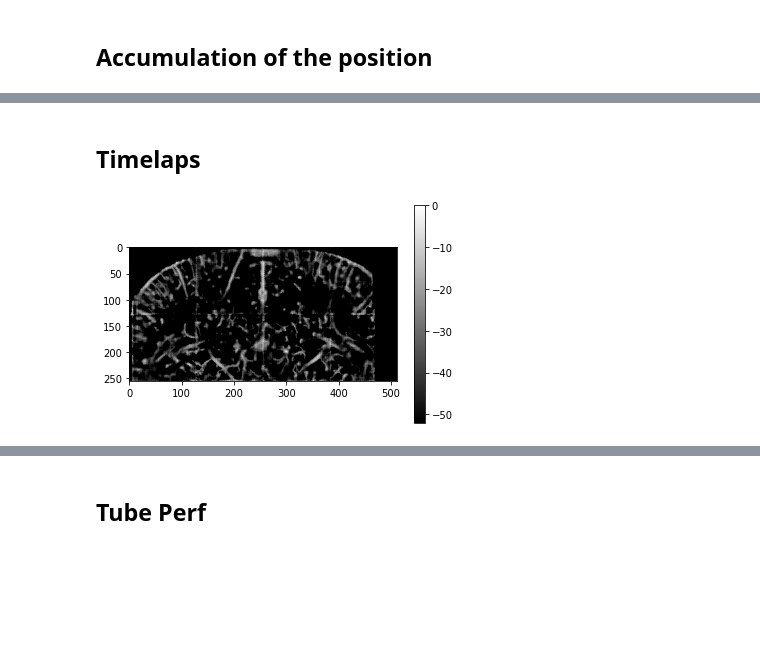
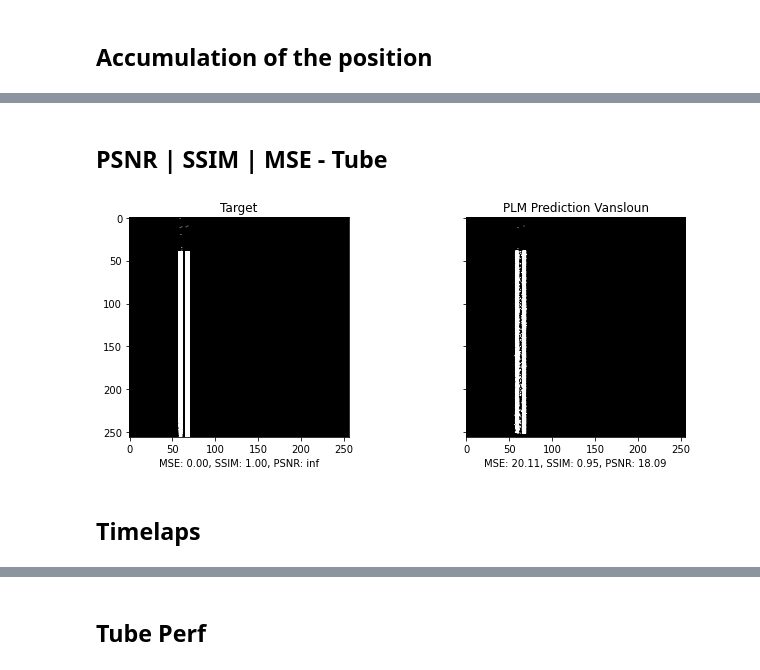
Before and after one commit to Blaser37/Deep_ULM_internship, a Jupyter notebook: testing_model.ipynb, the cells around one changed output, grey strips where cells are left out. Cells and saved outputs as stored; diff of their text form; code cells hidden in the pictures; blank space fills up the shorter version.

```diff
--- a/testing_model.ipynb
+++ b/testing_model.ipynb
@@ -232,3 +234,35 @@ Doppler
+# %% [markdown]
+## PSNR | SSIM | MSE - Tube
+# %%
+from skimage.metrics import structural_similarity as ssim
+from skimage.metrics import peak_signal_noise_ratio as psnr
+from skimage.metrics import mean_squared_error as mse
+
+mse_target = mse(s_target, s_target)
+ssim_target = ssim(s_target, s_target, data_range=s_target.max() - s_target.min())
+psnr_target = psnr(s_target, s_target, data_range=s_target.max() - s_target.min())
+
+mse_pred = mse(s_target, s_pred_plm)
+ssim_pred = ssim(s_target, s_pred_plm, data_range=s_pred_plm.max() - s_pred_plm.min())
+psnr_pred = psnr(s_target, s_pred_plm, data_range=s_pred_plm.max() - s_pred_plm.min())
+# %%
+fig, axes = plt.subplots(nrows=1, ncols=2, figsize=(10, 4), sharex=True, sharey=True)
+ax = axes.ravel()
+
+label = 'MSE: {:.2f}, SSIM: {:.2f}, PSNR: {:.2f}'
+
+ax[0].imshow(s_target, cmap=plt.cm.gray, vmin=0, vmax=1)
+ax[0].set_xlabel(label.format(mse_target, ssim_target, psnr_target))
+ax[0].set_title('Target')
+
+ax[1].imshow(s_pred_plm, cmap=plt.cm.gray, vmin=0, vmax=1)
+ax[1].set_xlabel(label.format(mse_pred, ssim_pred, psnr_pred))
+ax[1].set_title('PLM Prediction Vansloun')
+
+plt.tight_layout()
+plt.show()
+# %% [output]
+[figure, added]
 # %% [markdown]
 ## Timelaps
 # %%
@@ -238,12 +272,10 @@ for j in range(5):
     for i in range (50,100):
         if i%2 == 0:
             clear_output(wait=True)
-            bmode_visu(test_4,i)
+            bmode_visu(s_pred,i)
             print("")
     for i in range (100,50,-1):
         if i%2 == 0:
             clear_output(wait=True)
-            bmode_visu(test_4,i)
+            bmode_visu(s_pred,i)
             print("")
-# %% [output]
-[figure, removed]
```
Also changed, not shown: parts of 32 cells of this notebook.
